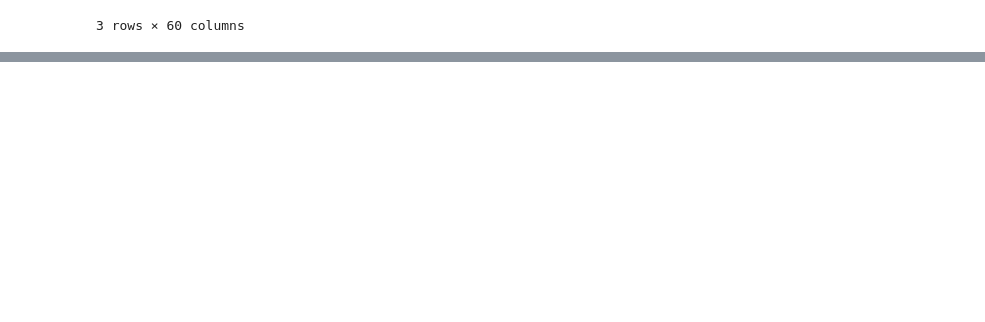
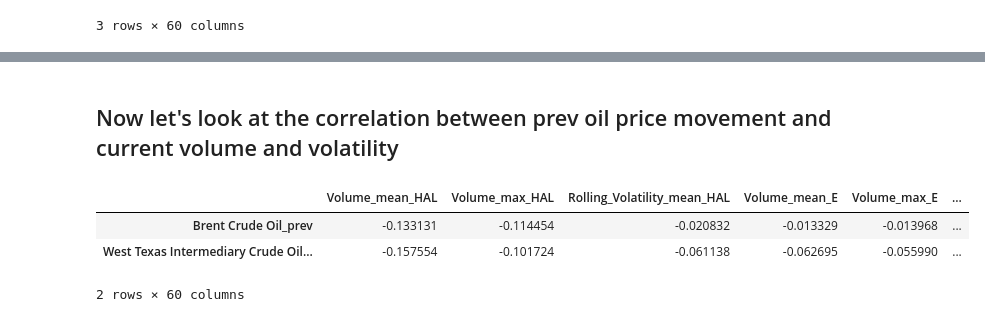
Before and after one commit to maclarenscott/Citadel_Datathon_Spring_Team13, a Jupyter notebook: Data_Analysis.ipynb, the cells around one changed output, grey strips where cells are left out. Saved outputs shown, nothing was run; the diff lists cells and outputs as text; code cells hidden in the pictures; blank space fills up the shorter version.

```diff
--- a/Data_Analysis.ipynb
+++ b/Data_Analysis.ipynb
@@ -296,0 +304,19 @@ restricted_matrix_2_squared
+# %% [markdown]
+## Now let's look at the correlation between prev oil price movement and current volume and volatility
+# %%
+shifted_ds_2 = complete_ds.copy()
+columns_of_interest = ["Brent Crude Oil","West Texas Intermediary Crude Oil"]
+
+# Iterate over these columns to create a lagged (previous entry) column
+for col in columns_of_interest:
+    shifted_ds_2[f'{col}_prev'] = shifted_ds_2[col].shift(1)
+shifted_ds_2 = shifted_ds_2.query("Quarter != 'Q_1_2007'	")
+correlation_matrix = shifted_ds_2.select_dtypes(include=['number']).corr(method='spearman')
+restricted_matrix = correlation_matrix.filter(regex='(Volatility|Volume)', axis=1)
+restricted_matrix = restricted_matrix[-2:]
+restricted_matrix
+# %% [output]
+|  | Volume_mean_HAL | Volume_max_HAL | Rolling_Volatility_mean_HAL | Volume_mean_E | Volume_max_E | ... |
+| Brent Crude Oil_prev | -0.133131 | -0.114454 | -0.020832 | -0.013329 | -0.013968 | ... |
+| West Texas Intermediary Crude Oil... | -0.157554 | -0.101724 | -0.061138 | -0.062695 | -0.055990 | ... |
+2 rows × 60 columns
```
Also changed, not shown: parts of 14 cells of this notebook.
